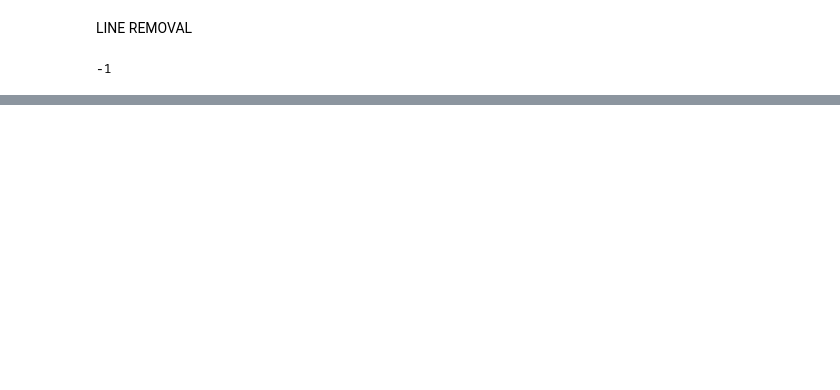
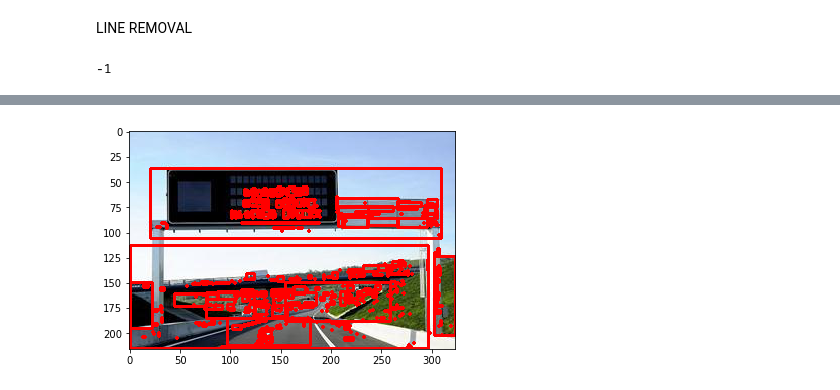
Before and after one commit to Matakov/DOAS-Project, a Jupyter notebook: lineSplitting.ipynb, the cells around one changed output, grey strips where cells are left out. Saved outputs shown, nothing was run; the diff lists cells and outputs as text; code cells hidden in the pictures; blank space fills up the shorter version.

```diff
--- a/lineSplitting.ipynb
+++ b/lineSplitting.ipynb
@@ -203,0 +282,11 @@ AttributeError: 'module' object has no attribute 'connectedComponentsWithStats'
+# %%
+imgcont2=img.copy()
+bounding_boxes = []
+for c in contours:
+    (x, y, w, h) = cv2.boundingRect(c)
+    bounding_boxes.append([x, y, w, h])
+    cv2.rectangle(imgcont2,(x,y),(x+w,y+h),(255,0,0),2)
+plt.imshow(imgcont2)
+plt.show()
+# %% [output]
+[figure, added]
```
Also changed, not shown: parts of 21 cells of this notebook, 3 other files.
